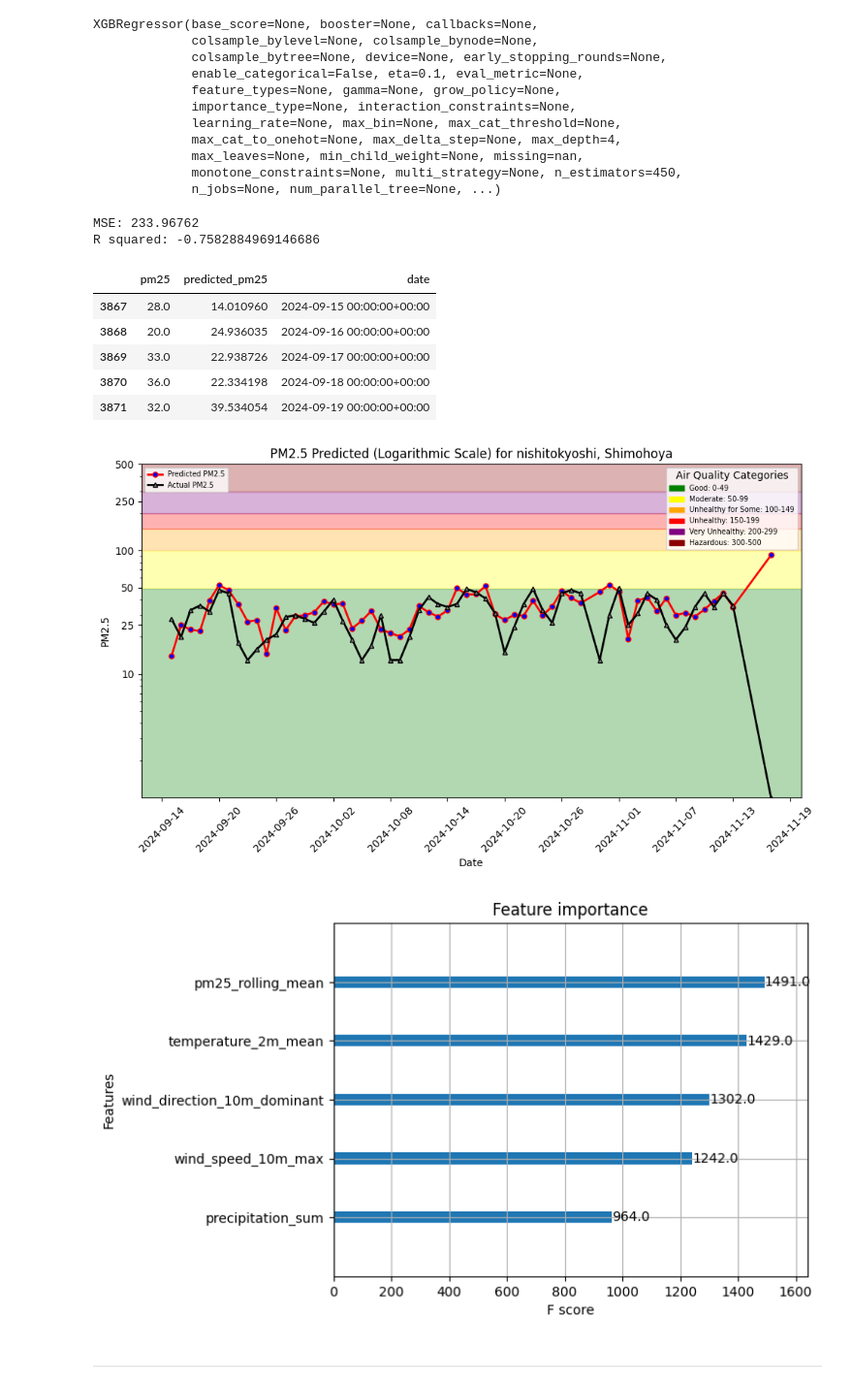
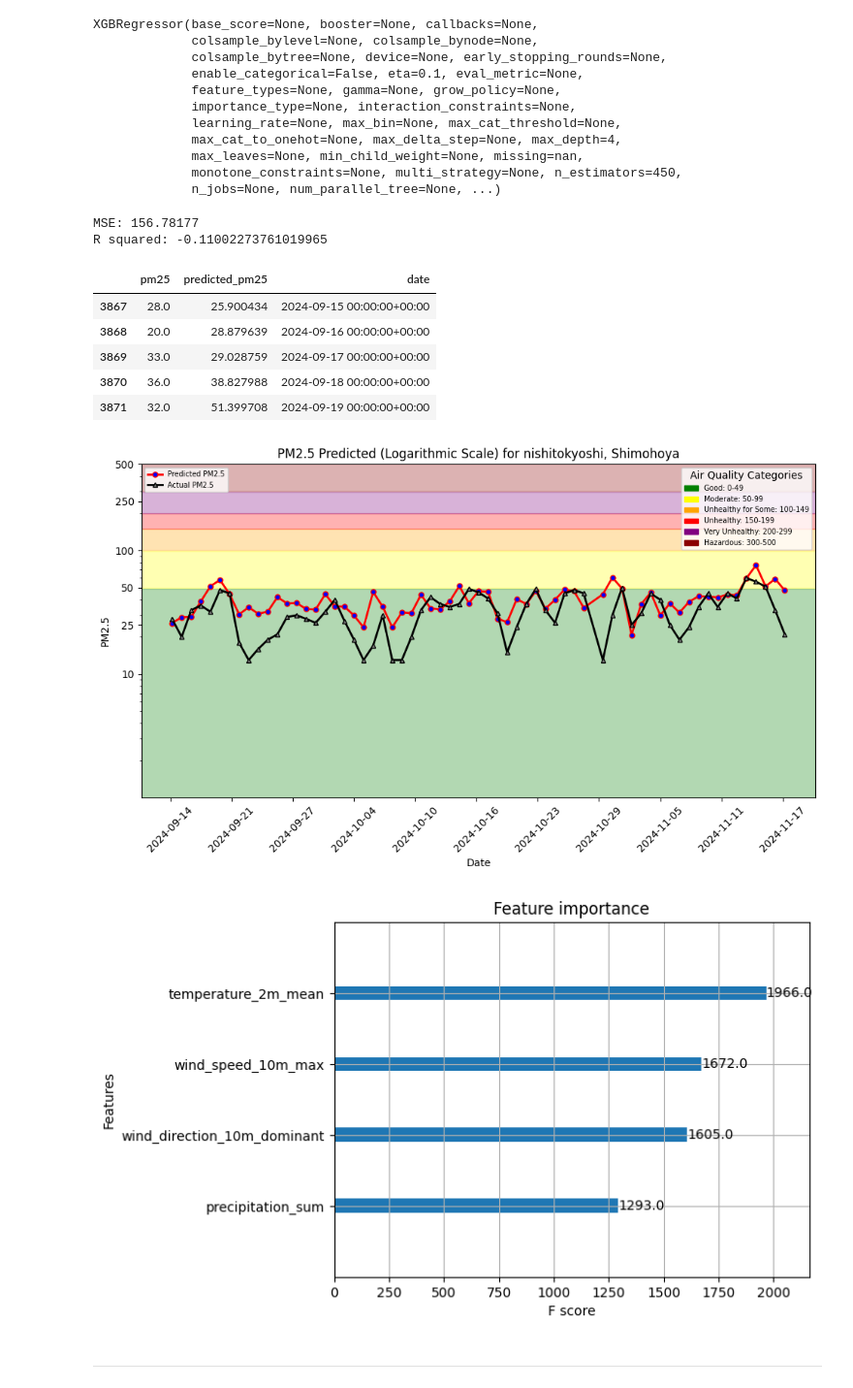
Before and after one commit to manjy0t/mlfs-book, a Jupyter notebook: notebooks/ch03/3_air_quality_training_pipeline.ipynb, the cells around one changed output. Shown: that part at 97% size. Drawn from its saved outputs; the diff is of its cells as text; code cells hidden in the pictures.

```diff
--- a/notebooks/ch03/3_air_quality_training_pipeline.ipynb
+++ b/notebooks/ch03/3_air_quality_training_pipeline.ipynb
@@ -62,6 +61,6 @@ weather_fg = fs.get_feature_group(
 ## <span style="color:#ff5f27;"> 🖍 Feature View Creation and Retrieving </span>
 # %%
 # Select features for training data.
-selected_features = air_quality_fg.select(['pm25', 'pm25_rolling_mean']).join(weather_fg.select_all(), on=['city'])
+selected_features = air_quality_fg.select(['pm25']).join(weather_fg.select_all(), on=['city'])
 selected_features.show(10)
 # %% [output]
@@ -217,8 +209,8 @@ print("MSE:", mse)
 r2 = r2_score(y_test.iloc[:,0], y_pred)
 print("R squared:", r2)
 # %% [output]
-MSE: 233.96762
-R squared: -0.7582884969146686
+MSE: 156.78177
+R squared: -0.11002273761019965
 # %%
 df = y_test
 df['predicted_pm25'] = y_pred
@@ -228,11 +220,11 @@ df = df.sort_values(by=['date'])
 df.head(5)
 # %% [output]
 |  | pm25 | predicted_pm25 | date |
-| 3867 | 28.0 | 14.010960 | 2024-09-15 00:00:00+00:00 |
-| 3868 | 20.0 | 24.936035 | 2024-09-16 00:00:00+00:00 |
-| 3869 | 33.0 | 22.938726 | 2024-09-17 00:00:00+00:00 |
-| 3870 | 36.0 | 22.334198 | 2024-09-18 00:00:00+00:00 |
-| 3871 | 32.0 | 39.534054 | 2024-09-19 00:00:00+00:00 |
+| 3867 | 28.0 | 25.900434 | 2024-09-15 00:00:00+00:00 |
+| 3868 | 20.0 | 28.879639 | 2024-09-16 00:00:00+00:00 |
+| 3869 | 33.0 | 29.028759 | 2024-09-17 00:00:00+00:00 |
+| 3870 | 36.0 | 38.827988 | 2024-09-18 00:00:00+00:00 |
+| 3871 | 32.0 | 51.399708 | 2024-09-19 00:00:00+00:00 |
 # %%
 # Creating a directory for the model artifacts if it doesn't exist
 model_dir = "air_quality_model"
@@ -246,15 +238,15 @@ file_path = images_dir + "/pm25_hindcast.png"
 plt = util.plot_air_quality_forecast(city, street, df, file_path, hindcast=True)
 plt.show()
 # %% [output]
-[figure, old version]
+[figure, new version]
 # %%
 # Plotting feature importances using the plot_importance function from XGBoost
-plot_importance(xgb_regressor, max_num_features=5)
+plot_importance(xgb_regressor, max_num_features=4)
 feature_importance_path = images_dir + "/feature_importance.png"
 plt.savefig(feature_importance_path)
 plt.show()
 # %% [output]
-[figure, old version]
+[figure, new version]
 # %% [markdown]
 ---
 # %% [markdown]
```
Also changed, not shown: parts of 7 cells of this notebook, 2 other files.
